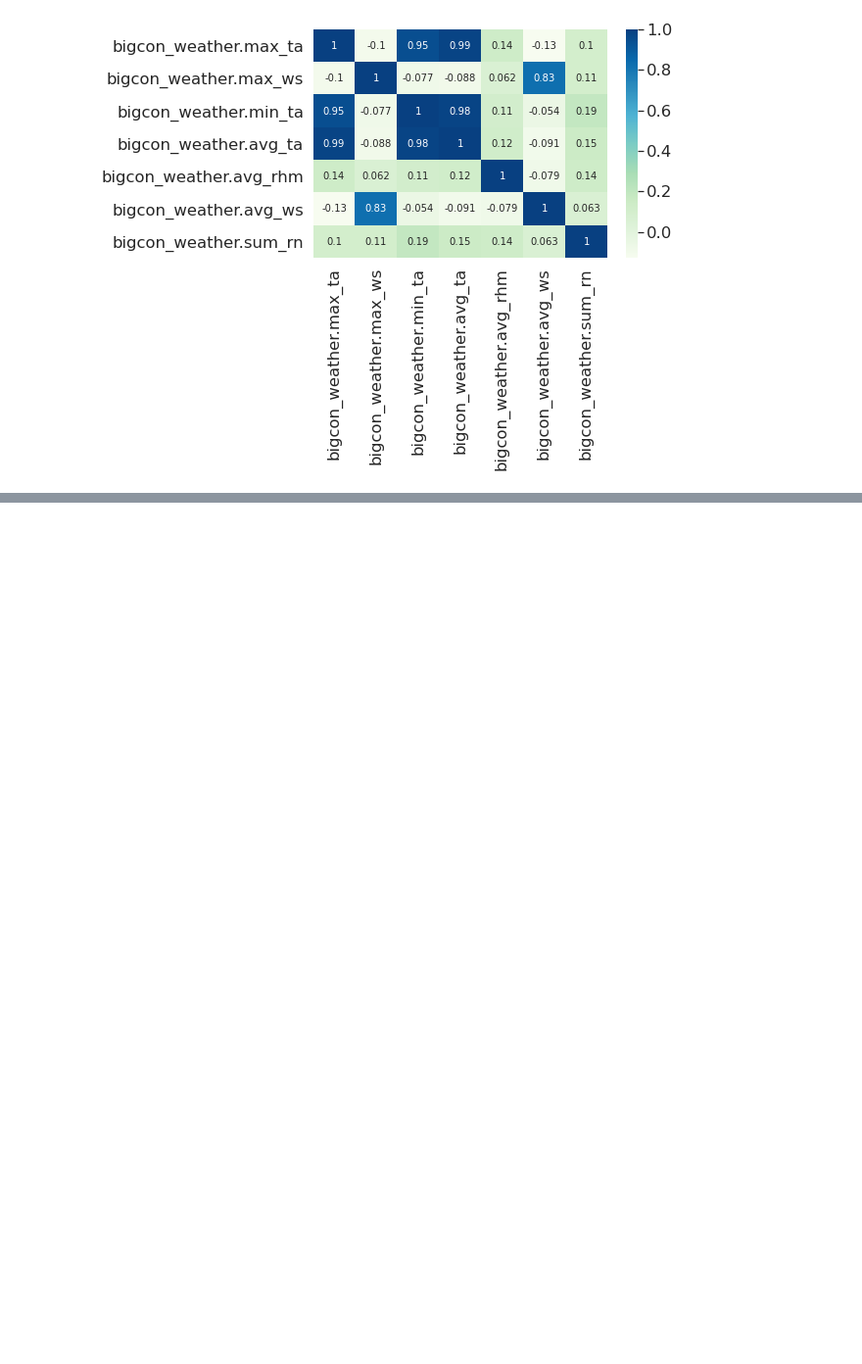
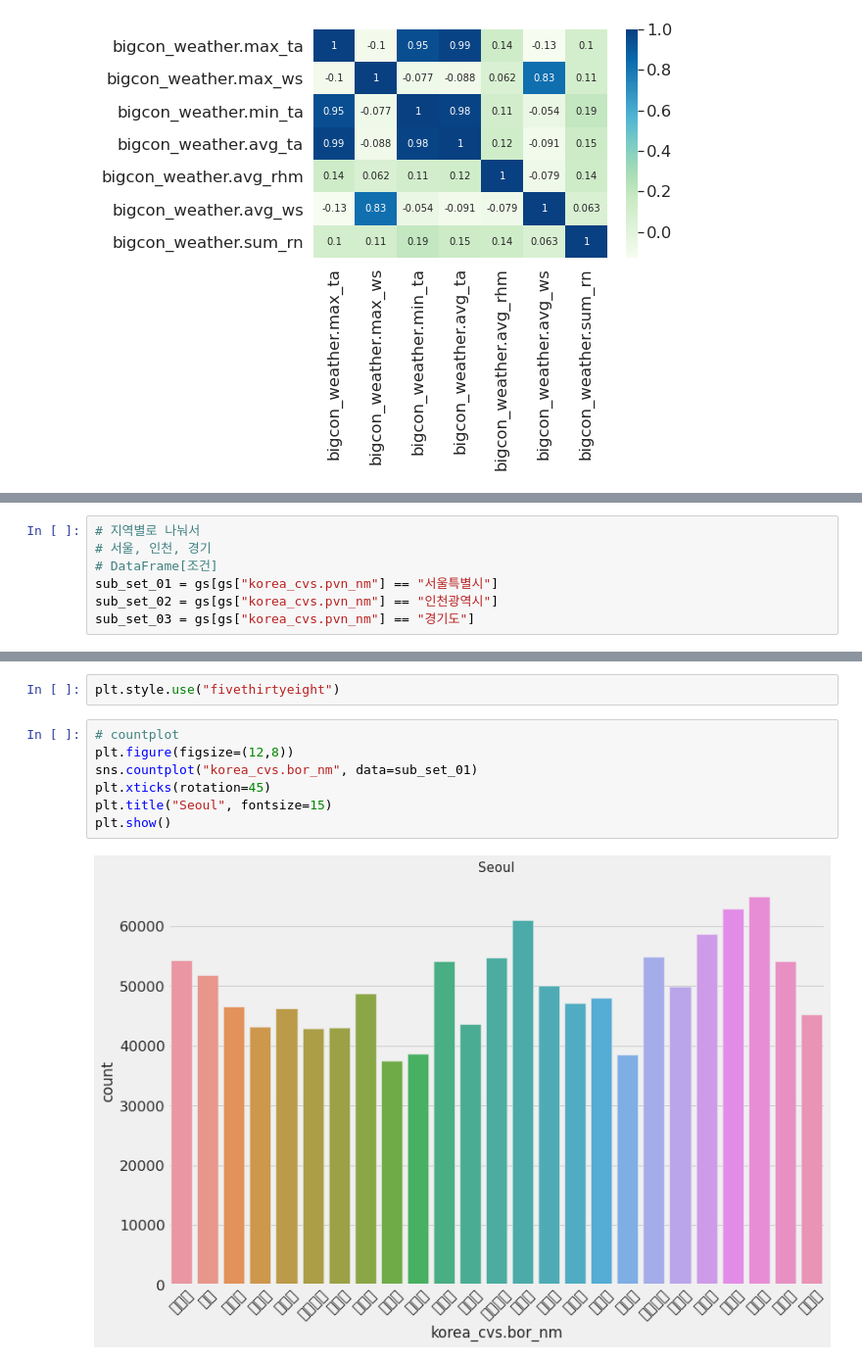
Before and after one commit to AIFFEL-CodingMaster/Munjunhyeong, a Jupyter notebook: contents/table_data1/EDA.ipynb, the cells around one changed output, grey strips where cells are left out. Shown at 98% size. Cells and saved outputs as stored; diff of their text form; blank space fills up the shorter version.

```diff
--- a/contents/table_data1/EDA.ipynb
+++ b/contents/table_data1/EDA.ipynb
@@ -306,0 +362,7 @@ sns.heatmap(cor, cmap="GnBu", annot=True, annot_kws={"size" : 10})
+# %%
+# 지역별로 나눠서
+# 서울, 인천, 경기
+# DataFrame[조건]
+sub_set_01 = gs[gs["korea_cvs.pvn_nm"] == "서울특별시"]
+sub_set_02 = gs[gs["korea_cvs.pvn_nm"] == "인천광역시"]
+sub_set_03 = gs[gs["korea_cvs.pvn_nm"] == "경기도"]
@@ -306,0 +378,11 @@ sns.heatmap(cor, cmap="GnBu", annot=True, annot_kws={"size" : 10})
+# %%
+plt.style.use("fivethirtyeight")
+# %%
+# countplot
+plt.figure(figsize=(12,8))
+sns.countplot("korea_cvs.bor_nm", data=sub_set_01)
+plt.xticks(rotation=45)
+plt.title("Seoul", fontsize=15)
+plt.show()
+# %% [output]
+[figure, added]
```
Also changed, not shown: parts of 32 cells of this notebook.
